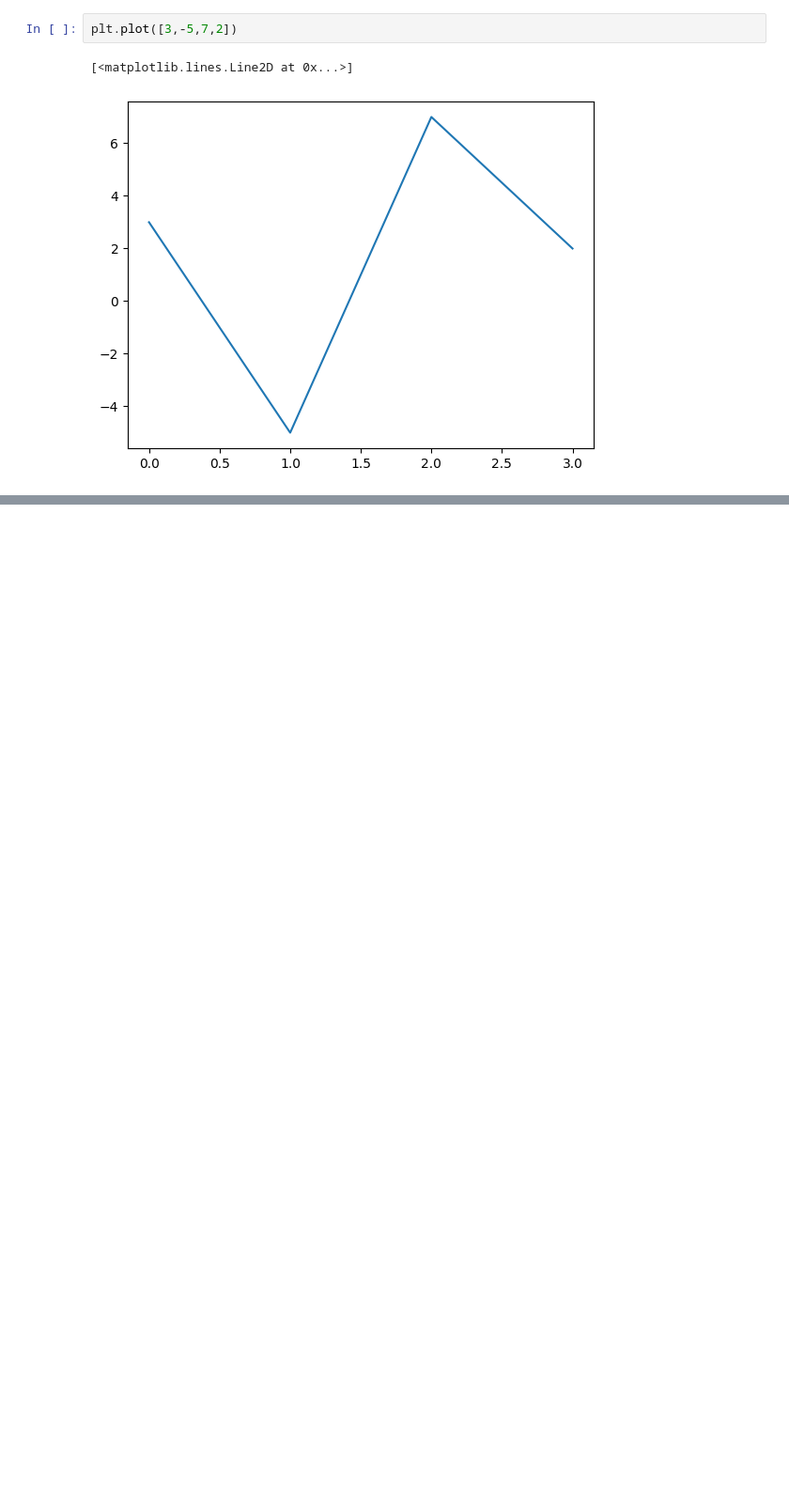
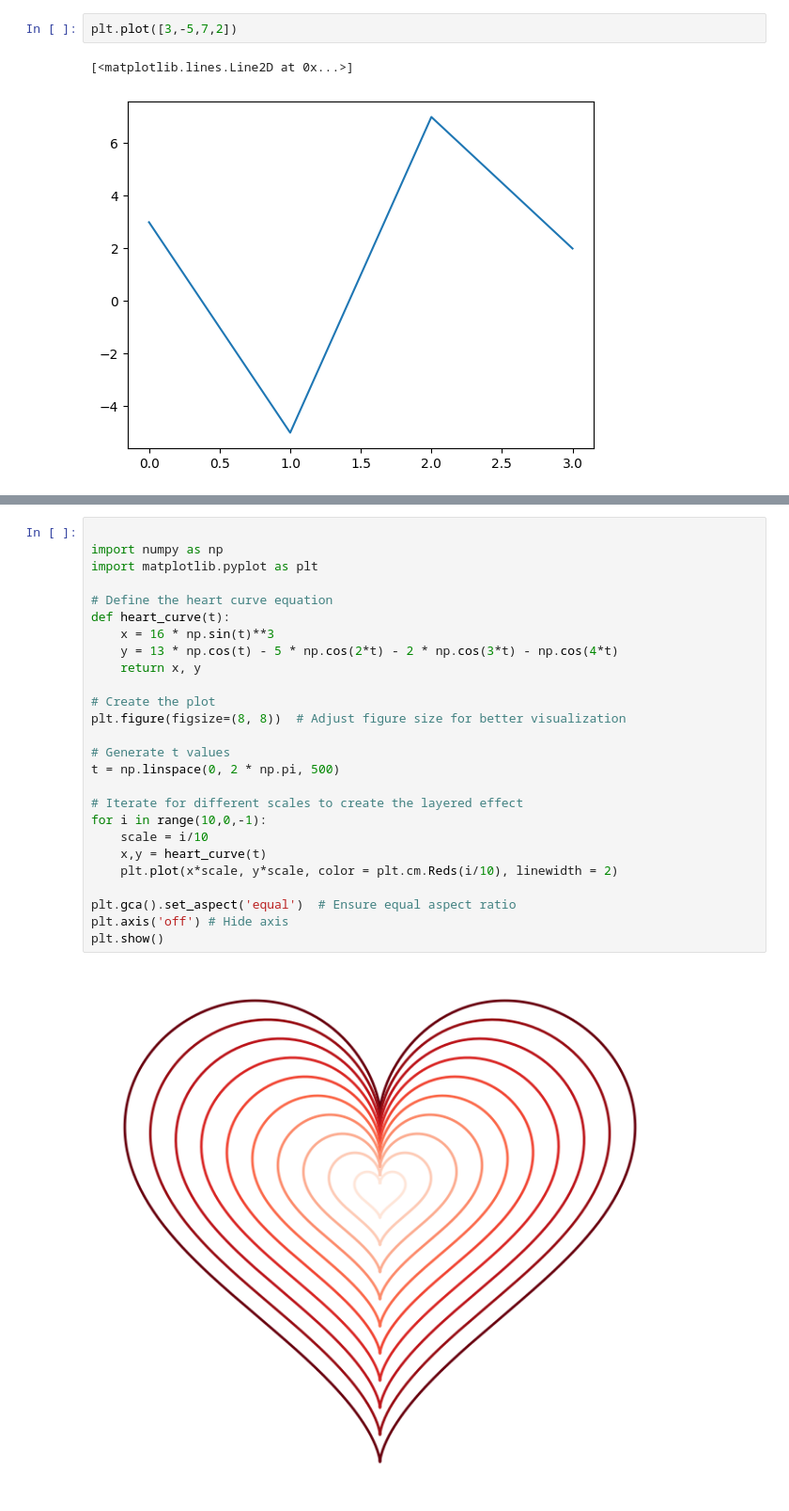
Before and after one commit to redsheep913/generative_ai, a Jupyter notebook: 生成式AI_HW1.ipynb, the cells around one changed output, grey strips where cells are left out. Shown: that part at 94% size. Drawn from its saved outputs; the diff is of its cells as text; blank space fills up the shorter version.

```diff
--- a/生成式AI_HW1.ipynb
+++ b/生成式AI_HW1.ipynb
@@ -160,0 +142,28 @@ plt.show()
+# %%
+
+import numpy as np
+import matplotlib.pyplot as plt
+
+# Define the heart curve equation
+def heart_curve(t):
+    x = 16 * np.sin(t)**3
+    y = 13 * np.cos(t) - 5 * np.cos(2*t) - 2 * np.cos(3*t) - np.cos(4*t)
+    return x, y
+
+# Create the plot
+plt.figure(figsize=(8, 8))  # Adjust figure size for better visualization
+
+# Generate t values
+t = np.linspace(0, 2 * np.pi, 500)
+
+# Iterate for different scales to create the layered effect
+for i in range(10,0,-1):
+    scale = i/10
+    x,y = heart_curve(t)
+    plt.plot(x*scale, y*scale, color = plt.cm.Reds(i/10), linewidth = 2)
+
+plt.gca().set_aspect('equal')  # Ensure equal aspect ratio
+plt.axis('off') # Hide axis
+plt.show()
+# %% [output]
+[figure, added]
```
Also changed, not shown: parts of 10 cells of this notebook.
